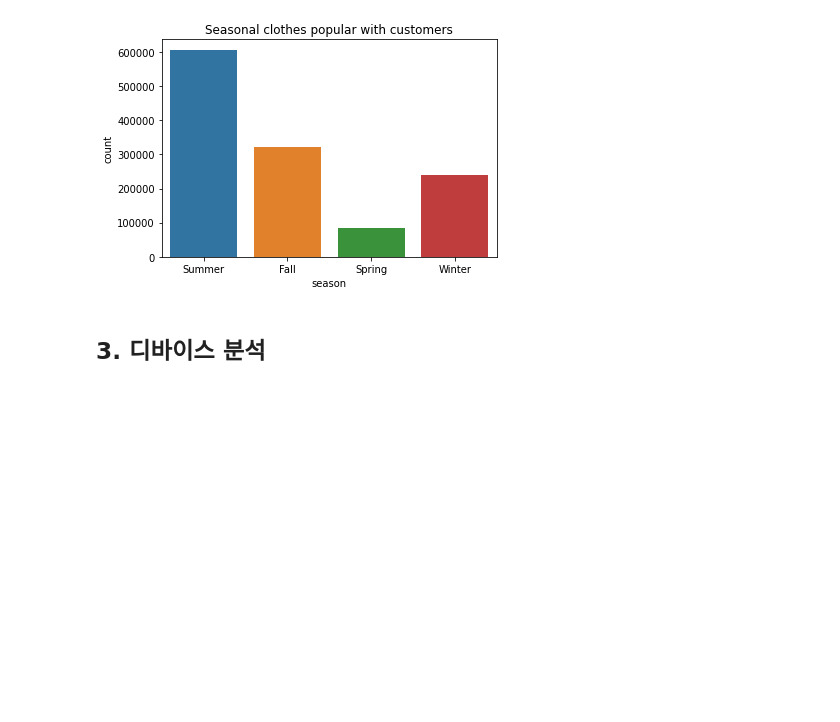
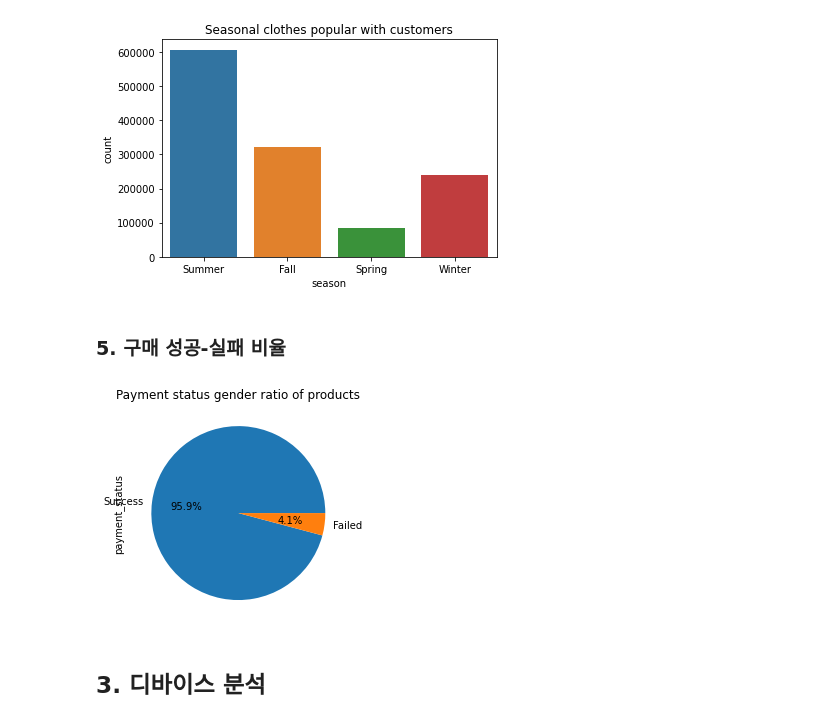
Before and after one commit to donghwi2022/ds-sa-cp2-phase2, a Jupyter notebook: data_EDA.ipynb, the cells around one changed output. Drawn from its saved outputs; the diff is of its cells as text; code cells hidden in the pictures; blank space fills up the shorter version.

Commit message:
payment_status 시각화 추가

```diff
--- a/data_EDA.ipynb
+++ b/data_EDA.ipynb
@@ -203,6 +203,14 @@ plt.title("Seasonal clothes popular with customers")
 plt.show()
 # %% [output]
 [figure]
+# %% [markdown]
+### 5. 구매 성공-실패 비율
+# %%
+product_df.payment_status.value_counts().plot.pie(autopct='%.1f%%')
+plt.title("Payment status gender ratio of products")
+plt.show()
+# %% [output]
+[figure, added]
 # %% [markdown]
 ## 3. 디바이스 분석
 # %% [markdown]
```
Also changed, not shown: parts of 1 cell of this notebook.
